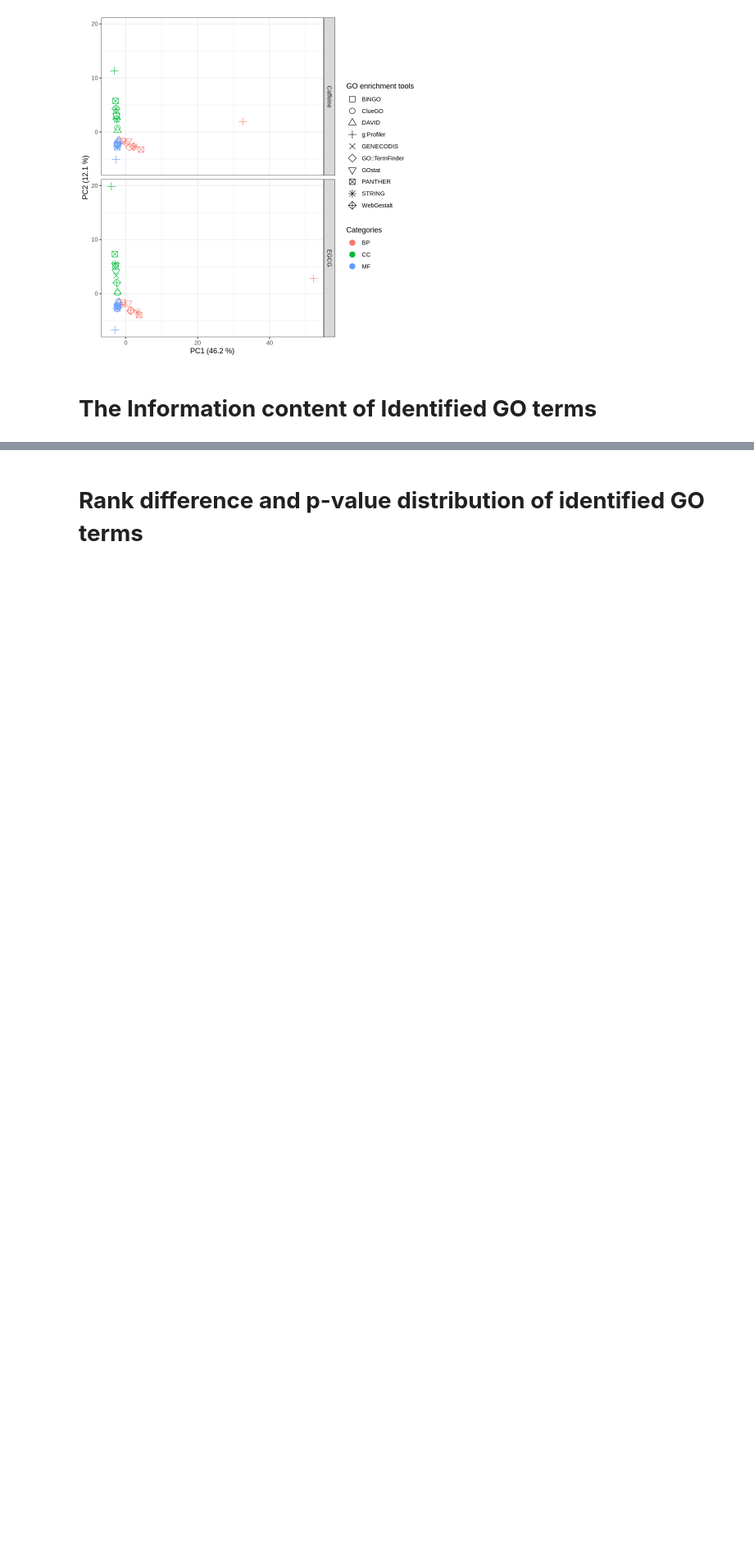
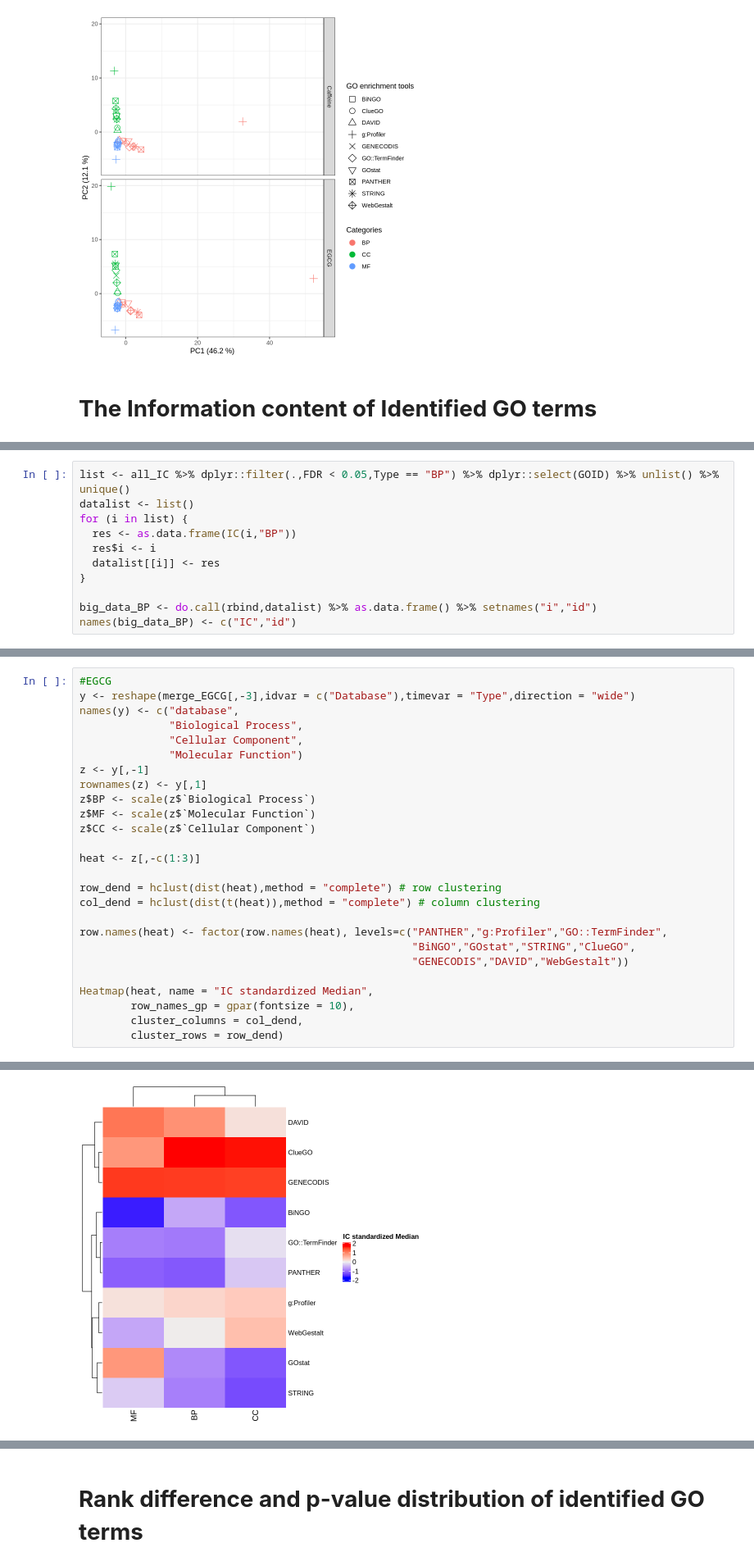
Before and after one commit to kittisaktaoma/GO-tools-comparsion, a Jupyter notebook: GO_tools_Comparison.ipynb, the cells around one changed output, grey strips where cells are left out. Shown at 82% size. Saved outputs shown, nothing was run; the diff lists cells and outputs as text; blank space fills up the shorter version.

```diff
--- a/GO_tools_Comparison.ipynb
+++ b/GO_tools_Comparison.ipynb
@@ -791,0 +862,11 @@ A data.table: 6 × 7
+# %%
+list <- all_IC %>% dplyr::filter(.,FDR < 0.05,Type == "BP") %>% dplyr::select(GOID) %>% unlist() %>% unique()
+datalist <- list()
+for (i in list) {
+  res <- as.data.frame(IC(i,"BP"))
+  res$i <- i
+  datalist[[i]] <- res
+}
+
+big_data_BP <- do.call(rbind,datalist) %>% as.data.frame() %>% setnames("i","id")
+names(big_data_BP) <- c("IC","id")
@@ -791,0 +897,27 @@ A data.table: 6 × 7
+# %%
+#EGCG
+y <- reshape(merge_EGCG[,-3],idvar = c("Database"),timevar = "Type",direction = "wide")
+names(y) <- c("database",
+              "Biological Process",
+              "Cellular Component",
+              "Molecular Function")
+z <- y[,-1]
+rownames(z) <- y[,1]
+z$BP <- scale(z$`Biological Process`)
+z$MF <- scale(z$`Molecular Function`)
+z$CC <- scale(z$`Cellular Component`)
+
+heat <- z[,-c(1:3)]
+
+row_dend = hclust(dist(heat),method = "complete") # row clustering
+col_dend = hclust(dist(t(heat)),method = "complete") # column clustering
+
+row.names(heat) <- factor(row.names(heat), levels=c("PANTHER","g:Profiler","GO::TermFinder",
+                                                    "BiNGO","GOstat","STRING","ClueGO",
+                                                    "GENECODIS","DAVID","WebGestalt"))
+
+Heatmap(heat, name = "IC standardized Median",
+        row_names_gp = gpar(fontsize = 10),
+        cluster_columns = col_dend,
+        cluster_rows = row_dend)
+# %% [output]
@@ -791,0 +926 @@ A data.table: 6 × 7
+[figure, added]
```
Also changed, not shown: parts of 7 cells of this notebook.
